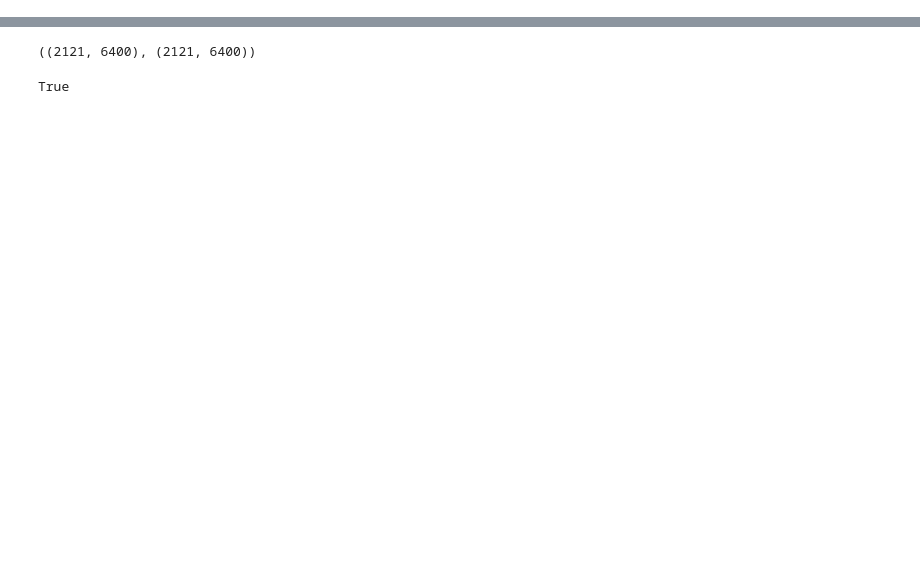
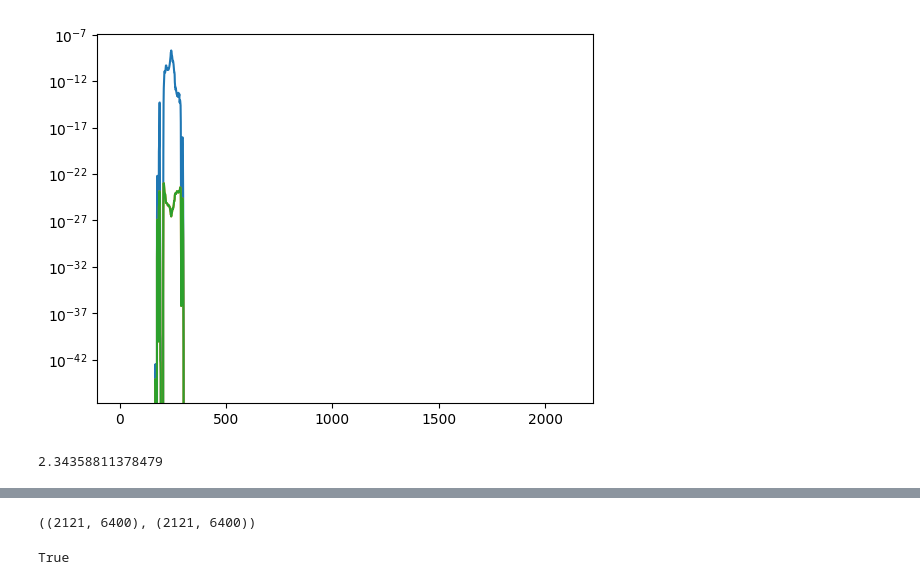
Before and after one commit to liamedeiros/Mahakala, a Jupyter notebook: demos/grmhd.ipynb, the cells around one changed output, grey strips where cells are left out. Saved outputs shown, nothing was run; the diff lists cells and outputs as text; code cells hidden in the pictures; blank space fills up the shorter version.

```diff
--- a/demos/grmhd.ipynb
+++ b/demos/grmhd.ipynb
@@ -69,0 +118,6 @@ del index
+# %%
+Ne = fluid_scalars['dens'] * units['Ne_unit']
+B = fluid_scalars['b'] * units['B_unit']
+pitch_angle = fluid_scalars['pitch_angle']
+
+synemiss_data_jax = synchrotron_emissivity_jax(Ne, Theta_e, B, pitch_angle, local_nu)
@@ -69,0 +136,18 @@ del index
+# %%
+pidx = 183
+
+plt.plot(synemiss_data_jax[:, pidx])
+plt.plot(synemiss_data[:, pidx])
+plt.plot(synemiss_data_new[:, pidx])
+
+plt.yscale('log')
+# %% [output]
+[figure, added]
+# %%
+Ne = fluid_scalars['dens'] * units['Ne_unit']
+B = fluid_scalars['b'] * units['B_unit']
+pitch_angle = fluid_scalars['pitch_angle']
+
+synemiss_data_new = synchrotron_emissivity(Ne, Theta_e, B, pitch_angle, local_nu)
+# %% [output]
+2.34358811378479
```
Also changed, not shown: parts of 21 cells of this notebook, 2 other files.
